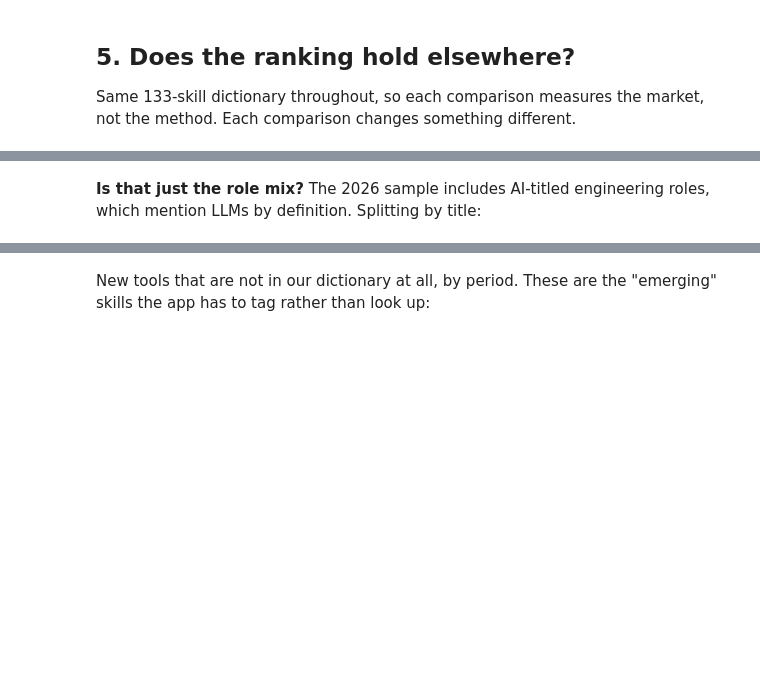
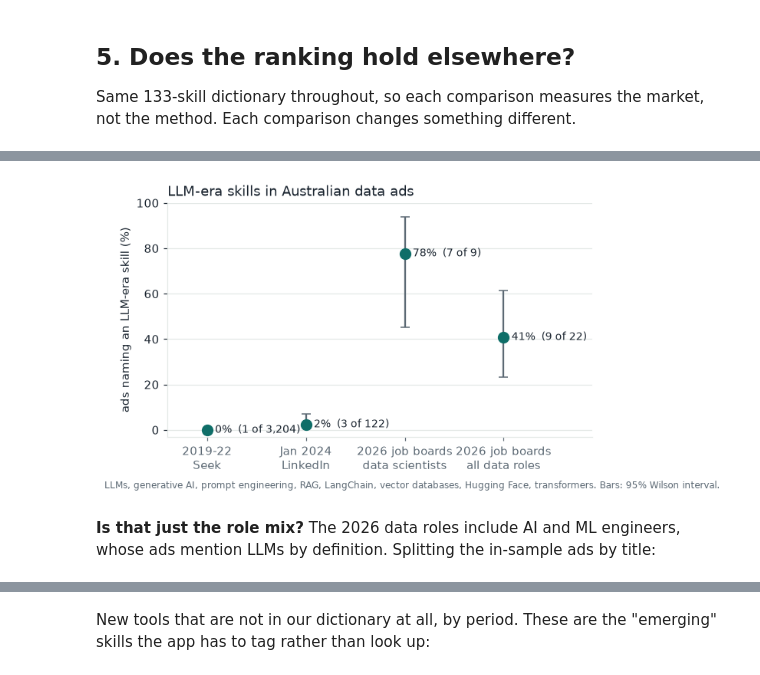
Before and after one commit to AndyPham2004/ANLP-AT2-Skillabus, a Jupyter notebook: notebooks/vt_eda.ipynb, the cells around one changed output, grey strips where cells are left out. Drawn from its saved outputs; the diff is of its cells as text; code cells hidden in the pictures; blank space fills up the shorter version.

```diff
--- a/notebooks/vt_eda.ipynb
+++ b/notebooks/vt_eda.ipynb
@@ -275,9 +404,11 @@ c26[c26.skill.isin(LLM)][["skill", "pct_2019_22", "pct_2024_01", "n_2026", "pct_
 # %%
 full = recent[recent.full_text]
+y26 = full[full.period.astype(str).str.startswith("2026") & full.in_sample]
 long_recent = extract(full, "description", "ad_id", patterns)
 llm_ids = set(long_recent[long_recent.skill.isin(LLM)].ad_id) | set(long_seek[long_seek.skill.isin(LLM)].ad_id)
 periods = [("2019-22\nSeek", seek_ids), ("Jan 2024\nLinkedIn", full[full.period == "2024-01"]),
-           ("Sept 2026\njob boards", full[full.period == "2026-09"])]
+           ("2026 job boards\ndata scientists", y26[y26.role_group == "data scientist"]),
+           ("2026 job boards\nall data roles", y26)]
 rows = []
 for label, d in periods:
     k = d.ad_id.isin(llm_ids).sum()
@@ -288,24 +425,26 @@ trend.round(1)
 # %%
 fig, ax = plt.subplots(figsize=(6.5, 3.6))
 x = np.arange(len(trend))
 ax.errorbar(x, trend.pct, yerr=[trend.pct - trend.low, trend.high - trend.pct], fmt="none",
             ecolor=MUTED, elinewidth=1.5, capsize=4)
 ax.plot(x, trend.pct, "o", color=TEAL, markersize=9)
 for i, r in trend.iterrows():
     ax.text(i + 0.08, r.pct, f"{r.pct:.0f}%  ({r['with LLM-era skill']} of {r.ads:,})", va="center",
             color=INK, fontsize=9)
 ax.set_xticks(x, [p[0] for p in periods])
-ax.set_ylim(-3, 80)
-ax.set_xlim(-0.4, 2.9)
+ax.set_ylim(-3, 100)
+ax.set_xlim(-0.4, 3.9)
 ax.set_ylabel("ads naming an LLM-era skill (%)")
 ax.yaxis.grid(True, color=GRID)
 ax.set_axisbelow(True)
 ax.set_title("LLM-era skills in Australian data ads", loc="left", color=INK, fontsize=12)
 fig.text(0.01, -0.06, "LLMs, generative AI, prompt engineering, RAG, LangChain, vector databases, Hugging Face, "
          "transformers. Bars: 95% Wilson interval.", color=MUTED, fontsize=8)
 fig.savefig(FIG / "fig2_llm_trend.png")
 plt.show()
+# %% [output]
+[figure, added]
 # %% [markdown]
-**Is that just the role mix?** The 2026 sample includes AI-titled engineering roles,
-which mention LLMs by definition. Splitting by title:
+**Is that just the role mix?** The 2026 data roles include AI and ML engineers,
+whose ads mention LLMs by definition. Splitting the in-sample ads by title:
 # %%
```
Also changed, not shown: parts of 29 cells of this notebook, 5 other files.
